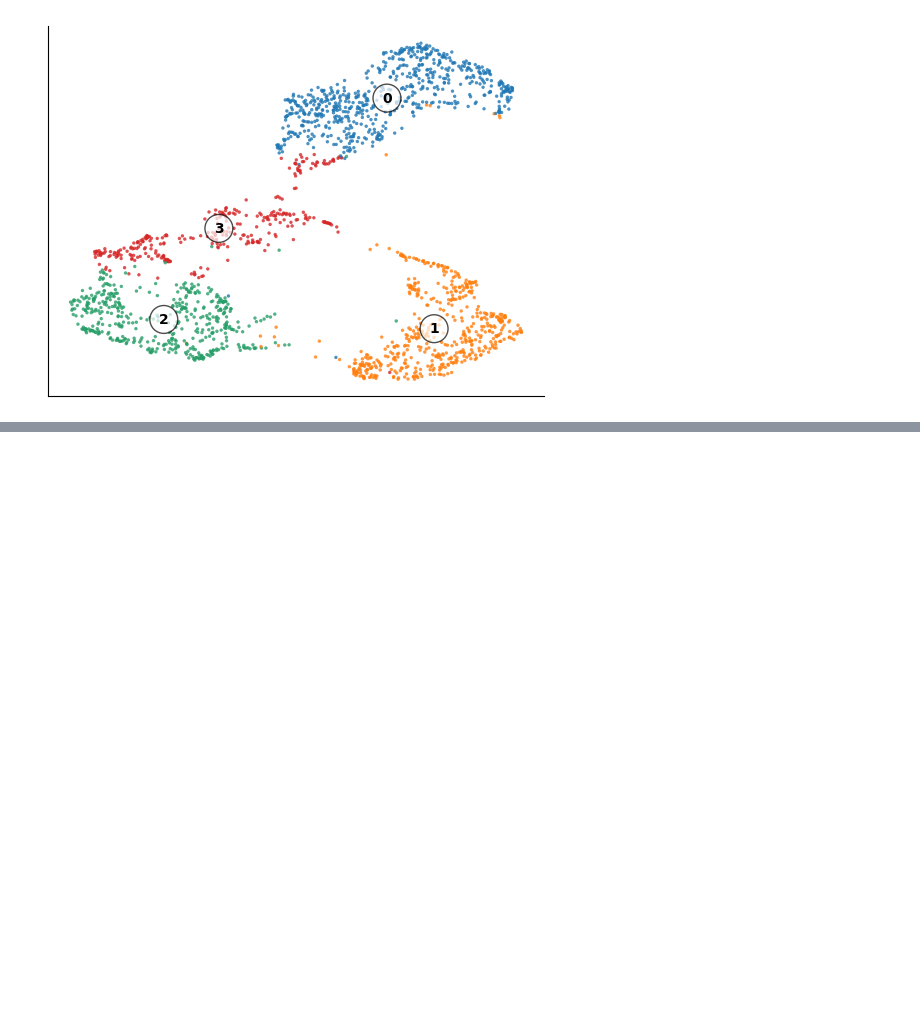
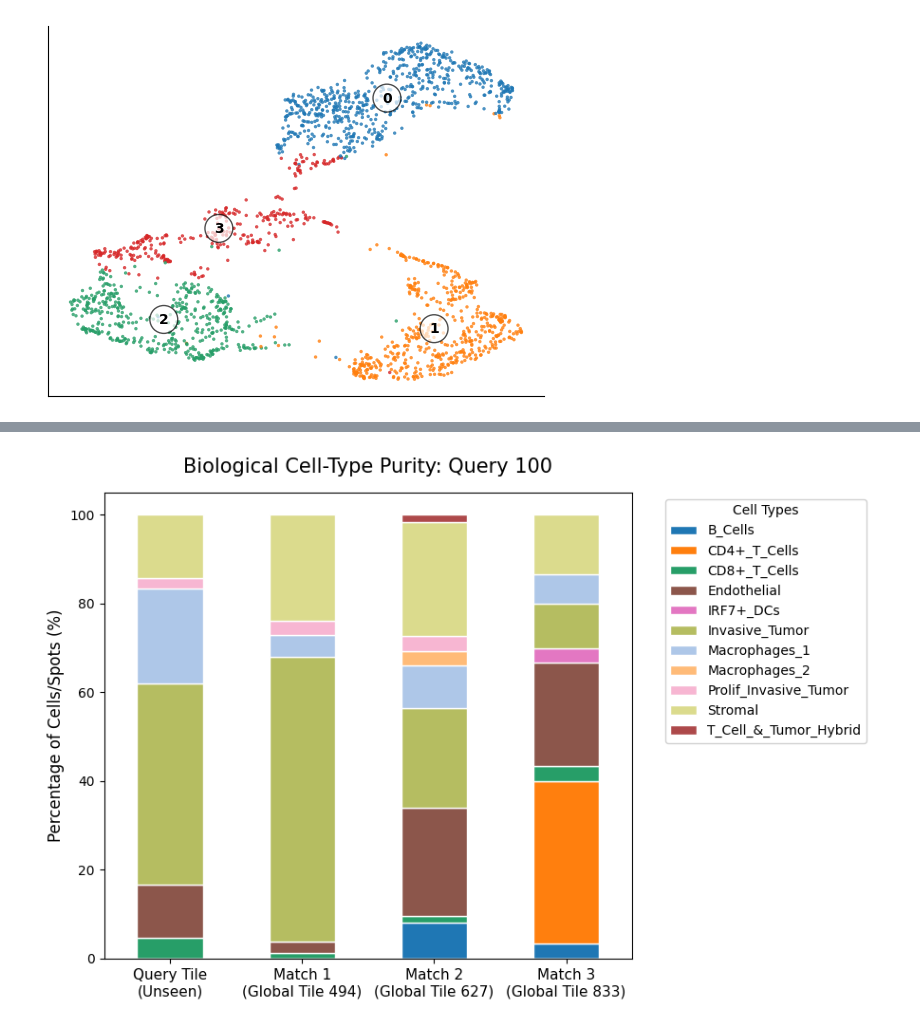
Before and after one commit to sarkar-lab/spindle_dev, a Jupyter notebook: Split_test/hbreast_wo_unlabeled_03172026.ipynb, the cells around one changed output, grey strips where cells are left out. Cells and saved outputs as stored; diff of their text form; code cells hidden in the pictures; blank space fills up the shorter version.

```diff
--- a/Split_test/hbreast_wo_unlabeled_03172026.ipynb
+++ b/Split_test/hbreast_wo_unlabeled_03172026.ipynb
@@ -398,0 +490,81 @@ Visualizing search results for unseen query '13'...
+# %%
+import pandas as pd
+import numpy as np
+import matplotlib.pyplot as plt
+import scanpy as sc
+
+def plot_celltype_purity(query_idx, all_matched_train_ids, test_tiles, tiles, adata, cell_type_col='cell_type', top_k=3):
+    """
+    Plots a stacked bar chart showing the true biological cell types
+    inside the Query tile compared to its top Spindle matches.
+    """
+    if query_idx >= len(all_matched_train_ids) or not all_matched_train_ids[query_idx]:
+        print(f"No matches found to validate for Query {query_idx}.")
+        return
+
+    # Extract target tiles
+    held_out_tile = test_tiles[query_idx]
+    matched_global_ids = all_matched_train_ids[query_idx][:top_k]
+
+    def get_tile_composition(tile):
+        spots = getattr(tile, 'idx', getattr(tile, 'spot_idx', getattr(tile, 'indices', [])))
+        labels = []
+        for s in spots:
+            # CRITICAL FIX: Extract actual cell type string from adata.obs
+            # Using .iloc because 'spots' are integer positions
+            lab = str(adata.obs[cell_type_col].iloc[int(s)])
+            labels.append(lab)
+
+        total_spots = len(labels)
+        if total_spots == 0:
+            return {}
+
+        counts = pd.Series(labels).value_counts()
+        return (counts / total_spots * 100).to_dict()
+
+    # 1. Gather composition data
+    comp_dict = {}
+    comp_dict['Query Tile\n(Unseen)'] = get_tile_composition(held_out_tile)
+
+    for i, global_idx in enumerate(matched_global_ids):
+        matched_tile = tiles[global_idx]
+        comp_dict[f'Match {i+1}\n(Global Tile {global_idx})'] = get_tile_composition(matched_tile)
+
+    # 2. Format DataFrame
+    df = pd.DataFrame(comp_dict).fillna(0).T
+    cell_types = sorted(df.columns)
+    df = df[cell_types]
+
+    # 3. Dynamic Color Mapping for Strings
+    # Check if Scanpy already has colors assigned for these cell types
+    color_key = f"{cell_type_col}_colors"
+    if color_key in adata.uns and hasattr(adata.obs[cell_type_col], 'cat'):
+        categories = list(adata.obs[cell_type_col].cat.categories)
+        scanpy_colors = adata.uns[color_key]
+        color_map = dict(zip(categories, scanpy_colors))
+        colors = [color_map.get(ct, '#808080') for ct in cell_types] # Fallback to gray if missing
+    else:
+        # Generate a distinct palette dynamically if no colors are saved
+        base_palette = sc.pl.palettes.default_20
+        colors = [base_palette[i % len(base_palette)] for i in range(len(cell_types))]
+
+    # 4. Plotting
+    fig, ax = plt.subplots(figsize=(9, 6))
+    df.plot(kind='bar', stacked=True, color=colors, ax=ax, edgecolor='white', linewidth=1)
+
+    # Formatting
+    plt.title(f"Biological Cell-Type Purity: Query {query_idx}", fontsize=15, pad=15)
+    plt.ylabel("Percentage of Cells/Spots (%)", fontsize=12)
+    plt.xticks(rotation=0, fontsize=11)
+
+    # Legend formatting for string categories
+    plt.legend(title="Cell Types", bbox_to_anchor=(1.05, 1), loc='upper left', framealpha=0.9)
+
+    plt.tight_layout()
+    plt.show()
+
+# NOTE: Change 'cell_type' to whatever column name holds your labels in adata.obs!
+# (e.g., 'celltype', 'annotation', 'predicted_labels')
+plot_celltype_purity(100, all_matched_train_ids, test_tiles, tiles, adata, cell_type_col='Cluster', top_k=3)
+# %% [output]
+[figure, added]
```
Also changed, not shown: parts of 5 cells of this notebook, 1 other file.
